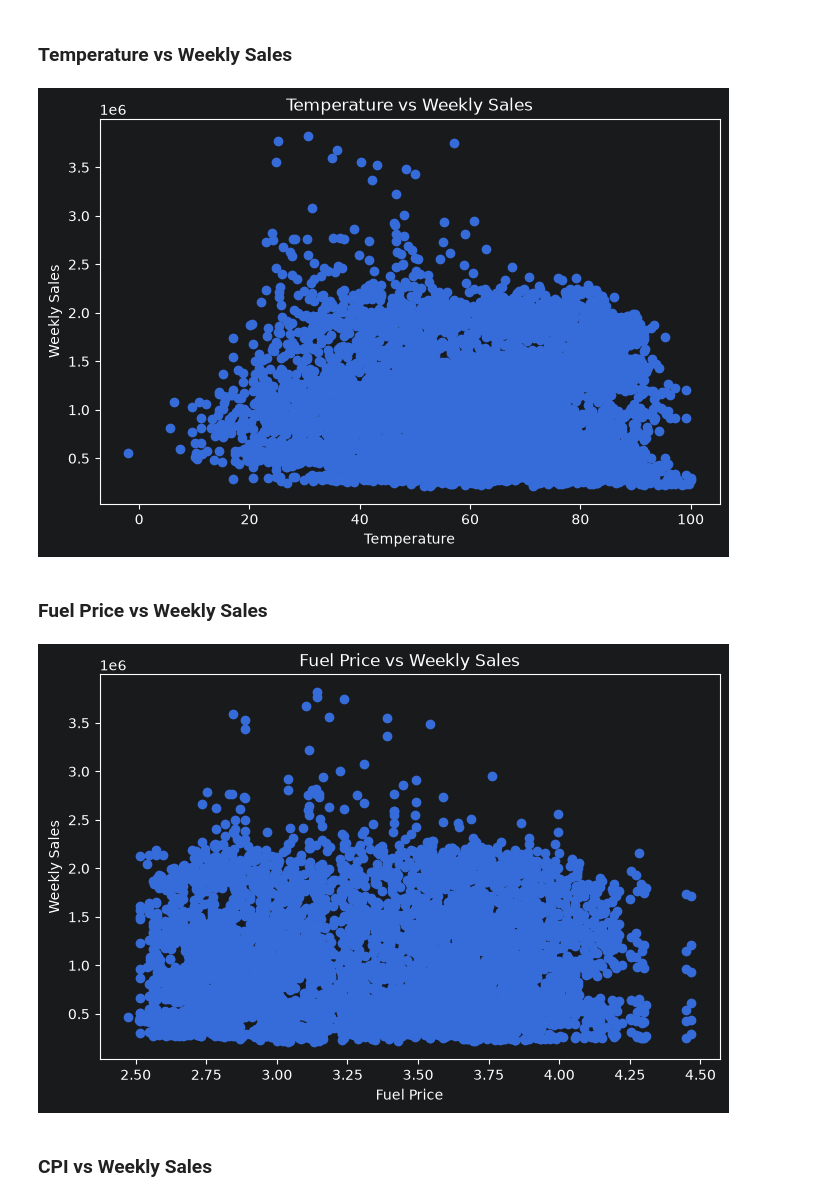
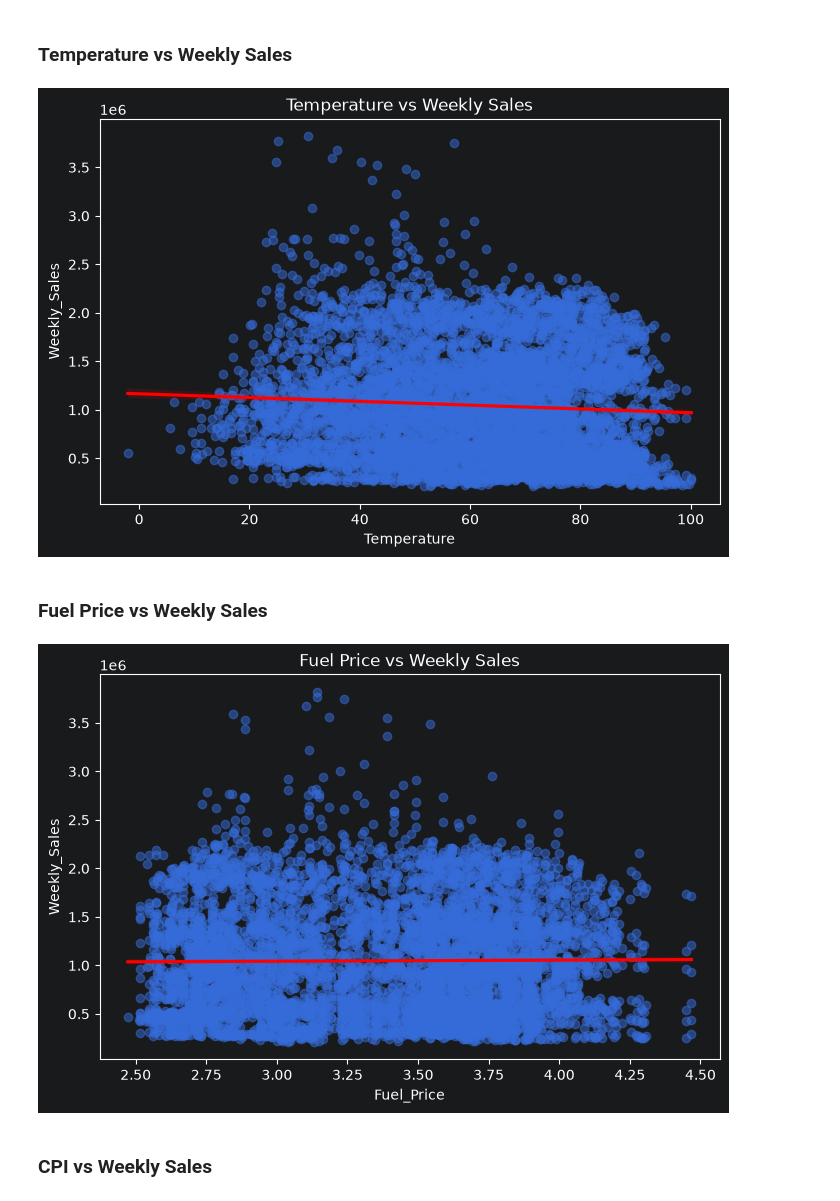
Before and after one commit to Pranav-1719/Data-Science-Machine-Learning, a Jupyter notebook: Wallmart_Sales/Linear_Regression.ipynb, the cells around one changed output. Drawn from its saved outputs; the diff is of its cells as text; code cells hidden in the pictures.

Commit message:
fix: Fixed the code for scatterplots to get a regression line and saved the new plots

```diff
--- a/Wallmart_Sales/Linear_Regression.ipynb
+++ b/Wallmart_Sales/Linear_Regression.ipynb
@@ -99,26 +99,36 @@ plt.show()
 ### Temperature vs Weekly Sales
 # %%
 plt.figure(figsize=(8,5))
-plt.scatter(df['Temperature'],df['Weekly_Sales'])
-plt.xlabel('Temperature')
-plt.ylabel('Weekly Sales')
+sns.regplot(
+    data = df,
+    x = 'Temperature',
+    y = 'Weekly_Sales',
+    scatter_kws={'alpha':0.5},
+    line_kws= {'color':'red'}
+)
 plt.title('Temperature vs Weekly Sales')
 plt.savefig("images/Temperature_vs_Weekly_Sales.png",dpi=300,bbox_inches='tight')
 plt.show()
 # %% [output]
-[figure, old version]
+[figure, new version]
 # %% [markdown]
 ### Fuel Price vs Weekly Sales
 # %%
 plt.figure(figsize=(8,5))
-plt.scatter(df['Fuel_Price'],df['Weekly_Sales'])
+
+sns.regplot(
+    data = df,
+    x = 'Fuel_Price',
+    y = 'Weekly_Sales',
+    scatter_kws={'alpha':0.5},
+    line_kws= {'color':'red'}
+)
 plt.title('Fuel Price vs Weekly Sales')
-plt.xlabel('Fuel Price')
-plt.ylabel('Weekly Sales')
+
 plt.savefig("images/Fuel_Price_vs_Weekly_Sales.png",dpi=300,bbox_inches='tight')
 plt.show()
 # %% [output]
-[figure, old version]
+[figure, new version]
 # %% [markdown]
 ### CPI vs Weekly Sales
 # %%
```
Also changed, not shown: parts of 2 cells of this notebook, 4 other files.
